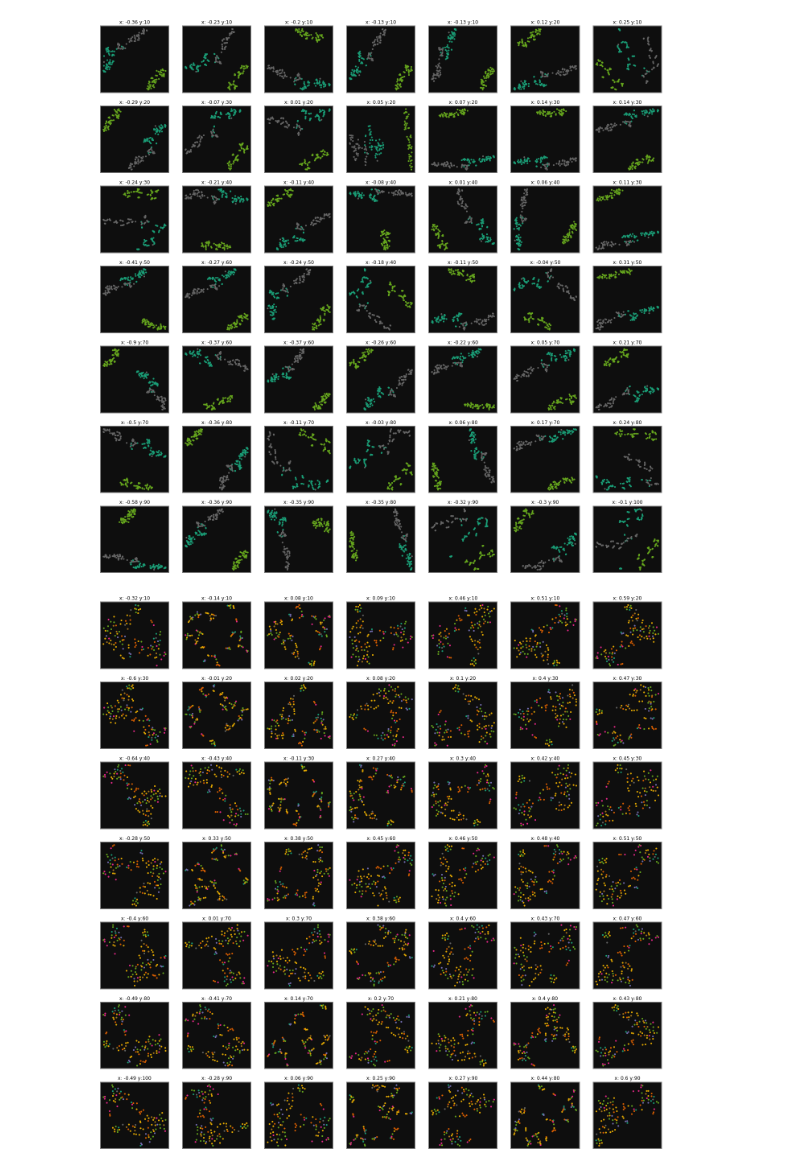
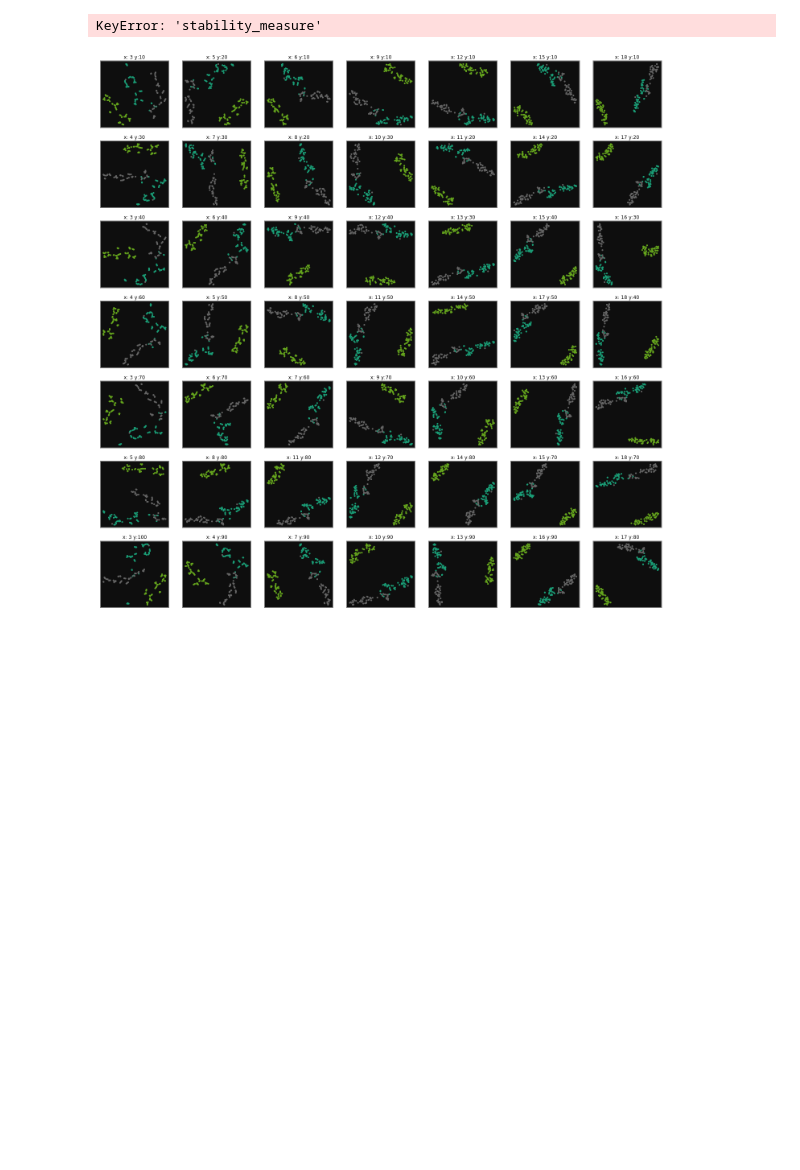
Before and after one commit to lillijo/result-based-dr, a Jupyter notebook: computations/BSC_LilliJoppien.ipynb, the cells around one changed output. Saved outputs shown, nothing was run; the diff lists cells and outputs as text; code cells hidden in the pictures; blank space fills up the shorter version.

Commit message:
refactored computation classes

```diff
--- a/computations/BSC_LilliJoppien.ipynb
+++ b/computations/BSC_LilliJoppien.ipynb
@@ -127,7 +131,8 @@ def m_scagnostics(graph):
     sparse = min(1,quant90)
     diameter = max([max(i[1][0].values()) for i in nx.all_pairs_dijkstra(graph)])
     stringy = diameter/graph.size(weight='weight')
-    return {'outlying':outlying,'skewed':skewed,'clumpy':clumpy,'sparse':sparse, 'stringy':stringy}
+    return {'outlying_measure':outlying,'skewed_measure':skewed,'clumpy_measure':clumpy,
+            'sparse_measure':sparse, 'stringy_measure':stringy}
 # %%
 def m_mean_jaccard(graph1,graph2,v):
     c = 1/v
@@ -303,0 +316,13 @@ interactive(children=(IntSlider(value=5, continuous_update=False, description='s
+# %%
+
+cdict = {1: '#ad494a', 2: '#e69e57', 3: '#14a5b5',4:'#9467bd', 5:'#989aa1',6:'#fff',0:'#fff'}
+vis = loadedData[48]
+print(vis['sparse_measure'])
+fig, axs = plt.subplots(1, 1, figsize=(10, 10))
+points = np.array(vis['projects'])
+alpha_shape = alphashape.alphashape(points, vis['sparse_measure']*100)
+tri = Delaunay(points)
+axs.add_patch(PolygonPatch(alpha_shape, alpha=0.5, color="grey"))
+axs.triplot(points[:,0], points[:,1], tri.simplices, c="grey")
+axs.scatter(points[:,0],points[:,1],50,[cdict[i] for i in vis['classes']],zorder=10)
+axs.set_facecolor('#0e0e0e')
@@ -379,36 +433,52 @@ def get_testdataset_dumps(test):
 # %%
 groesse = 7
 m1 = 'lr'
-m2 = 'spearmanr'
-filter_m = 'stability'
+m2 = 'perp'
+filter_m = 'stability_measure'
 
-#with open('iris_dump1.json') as json_file:
-#    iris_dump = json.load(json_file)
-    #print(min([i['stringy'] for i in iris_dump]))
-    #print(max([i['stringy'] for i in iris_dump]))
+with open('iris_dump.json') as json_file:
+    if json_file:
+        iris_dump = json.load(json_file)
+    if not iris_dump:
+        irisset = load_iris_set()
+        iris_dump = get_testdataset_dumps(irisset)
+        with open('iris_dump.json','w') as file:
+            json.dump(iris_dump,file)
 irisdict={'Iris-versicolor':1,'Iris-setosa':2,'Iris-virginica':3}
-#iris_grid = create_new_dump(iris_dump,filter_m)
+iris_grid = create_new_dump(iris_dump,filter_m)
 print(len(iris_grid))
 drawTestGrid(data=iris_grid, size=groesse, m1=m1, m2=m2,classdict=irisdict)
 
-#with open('spotify_dump1.json') as json_file:
-#    spotify_dump = json.load(json_file)
+with open('spotify_dump.json') as json_file:
+    if json_file:
+        spotify_dump = json.load(json_file)
+    if not spotify_dump:
+        spotifyset = load_spotify_set()
+        spotify_dump = get_testdataset_dumps(spotifyset)
+        with open('spotify_dump.json','w') as file:
+            json.dump(spotify_dump,file)
 spotifydict={'black metal':1,'death metal':2,'gothic metal':3,'industrial':4,'industrial metal':5,
             'metal':6,'power metal':7,'folk metal':8}
-#spotify_grid = create_new_dump(spotify_dump, filter_m)
+spotify_grid = create_new_dump(spotify_dump, filter_m)
 print(len(spotify_grid))
 drawTestGrid(data=spotify_grid, size=groesse, m1=m1, m2=m2,classdict=spotifydict)
 
-#with open('mnist_dump1.json') as json_file:
-#    mnist_dump = json.load(json_file)
+with open('mnist_dump.json') as json_file:
+    if json_file:
+        mnist_dump = json.load(json_file)
+    if not mnist_dump:
+        mnistset = load_mnist_set()
+        mnist_dump = get_testdataset_dumps(mnistset)
+        with open('mnist_dump.json','w') as file:
+            json.dump(mnist_dump,file)
 mnistdict = {str(i):i for i in range(10)}
-#mnist_grid = create_new_dump(mnist_dump, filter_m)
+mnist_grid = create_new_dump(mnist_dump, filter_m)
 print(len(mnist_grid))
 drawTestGrid(data=mnist_grid, size=groesse, m1=m1, m2=m2,classdict=mnistdict)
 
 #with open('../src/assets/current_dump.json') as json_file:
 #    loadedData = json.load(json_file)
-#    loadedData = calculate_all_measures(loadedData)
+loadedData = calculate_all_measures(loadedData)
 print(len(loadedData))
 drawGrid(data=loadedData, size=groesse, m1=m1, m2=m2)
 # %% [output]
@@ -419,2 +486,2 @@ drawGrid(data=loadedData, size=groesse, m1=m1, m2=m2)
+KeyError: 'stability_measure'
-[figure, old version]
+[figure, new version]
-[figure, removed]
```
Also changed, not shown: parts of 13 cells of this notebook, 10 other files.
